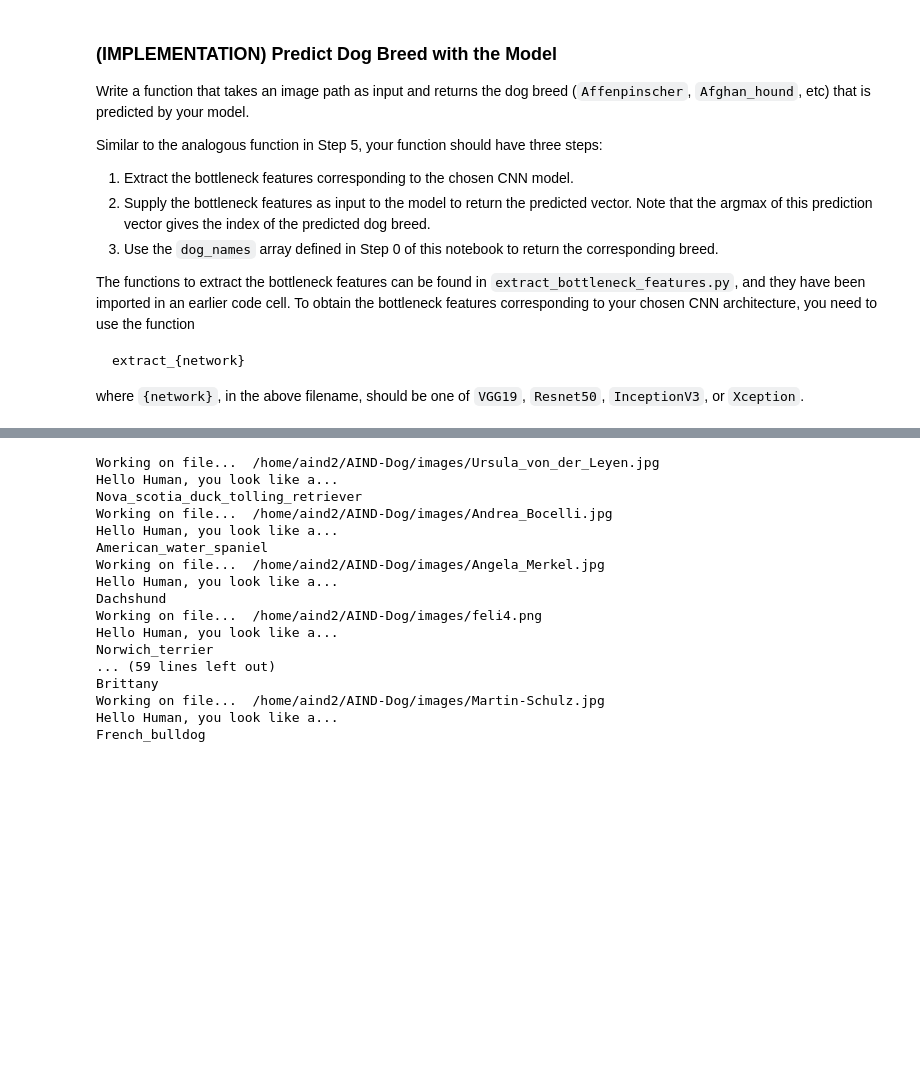
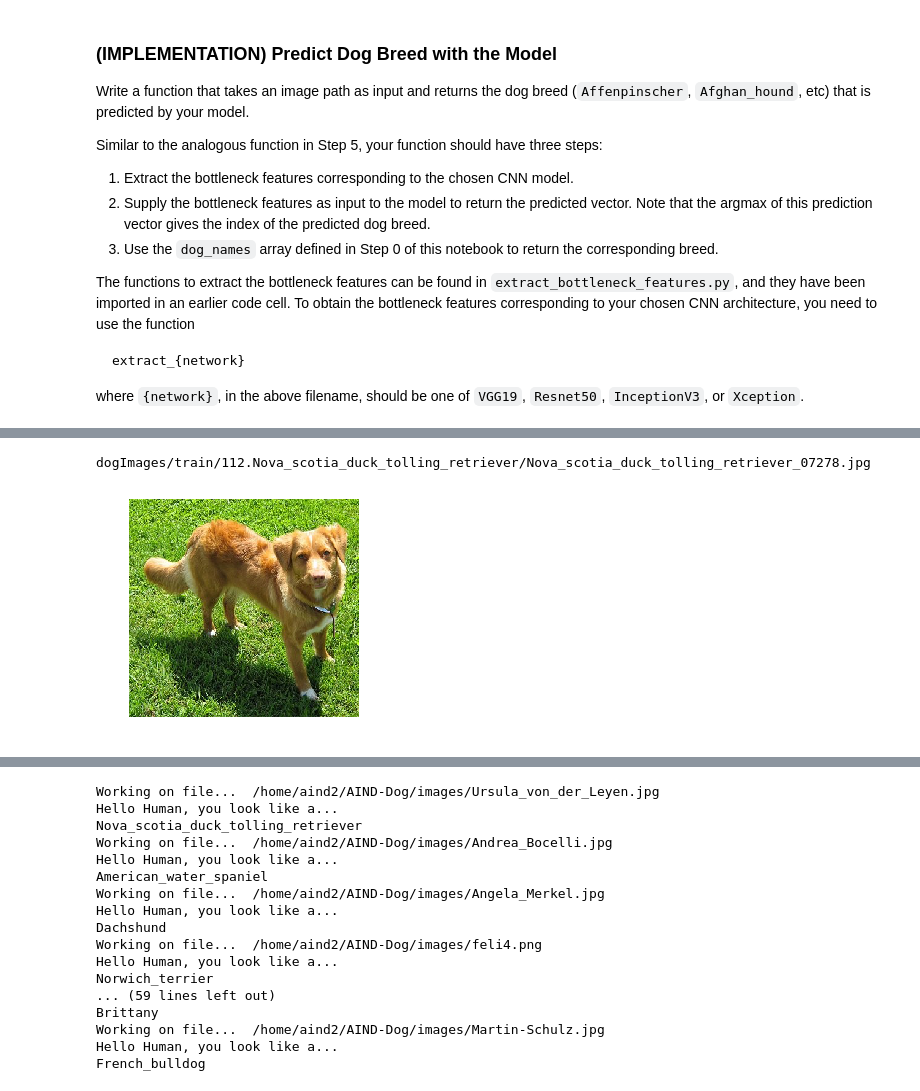
Before and after one commit to CarstenIsert/AIND-Dog, a Jupyter notebook: dog_app.ipynb, the cells around one changed output, grey strips where cells are left out. Saved outputs shown, nothing was run; the diff lists cells and outputs as text; code cells hidden in the pictures; blank space fills up the shorter version.

```diff
--- a/dog_app.ipynb
+++ b/dog_app.ipynb
@@ -742,3 +817,21 @@ Some sample output for our algorithm is provided below, but feel free to design
 
 
 ### (IMPLEMENTATION) Write your Algorithm
+# %%
+import os
+import fnmatch
+
+# Helper function to be able to display a matching image for the humans so that we know immediately
+# how the dog breed looks like, we search for the first image in the training data with the correct name.
+def find_dog_img(pattern, path):
+    for root, dirs, files in os.walk(path):
+        for name in files:
+            if fnmatch.fnmatch(name, pattern):
+                return os.path.join(root, name)
+# %%
+sample_dog_img = find_dog_img('Nova_scotia_duck_tolling_retriever*', 'dogImages/train')
+print(sample_dog_img)
+show_image(sample_dog_img)
+# %% [output]
+dogImages/train/112.Nova_scotia_duck_tolling_retriever/Nova_scotia_duck_tolling_retriever_07278.jpg
+[figure, added]
```
Also changed, not shown: parts of 36 cells of this notebook.
